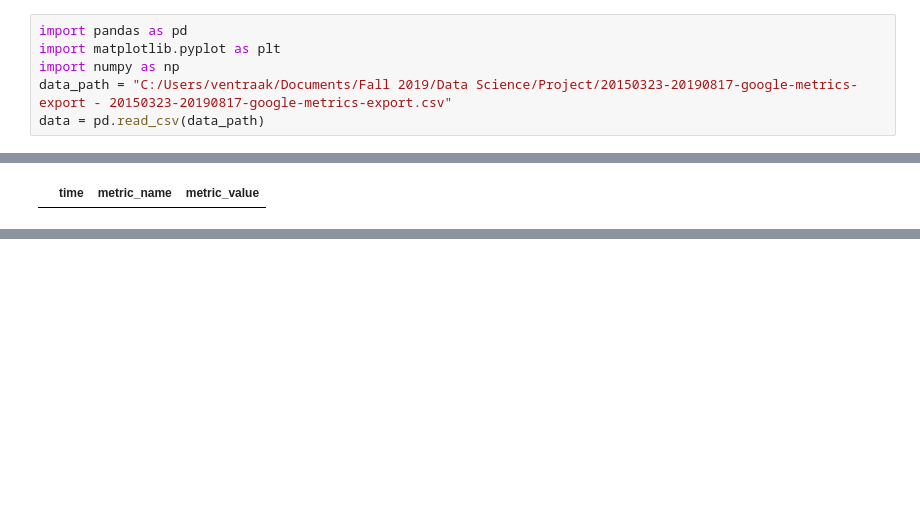
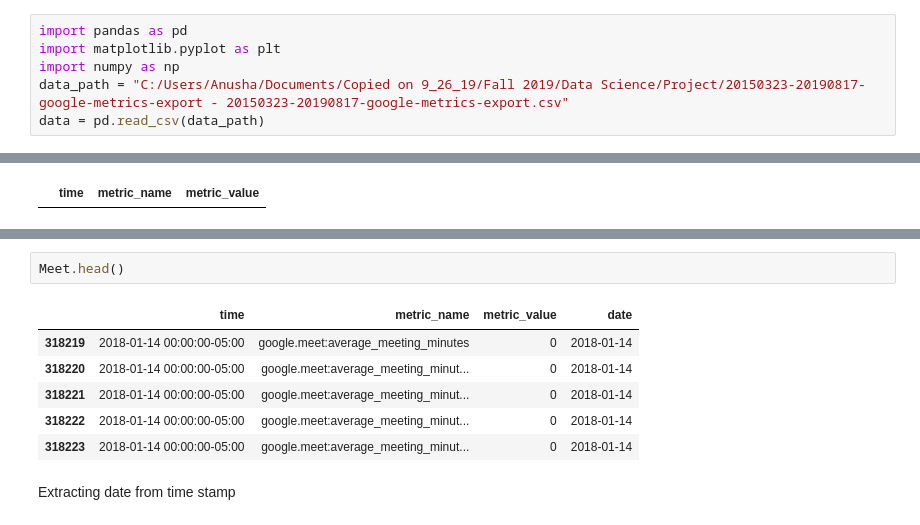
Before and after one commit to UNCG-CSE/G_Suite_Metrics, a Jupyter notebook: src/Anusha/Statistical evaluation of data_Google Meet.ipynb, the cells around one changed output, grey strips where cells are left out. Saved outputs shown, nothing was run; the diff lists cells and outputs as text; blank space fills up the shorter version.

```diff
--- a/src/Anusha/Statistical evaluation of data_Google Meet.ipynb
+++ b/src/Anusha/Statistical evaluation of data_Google Meet.ipynb
@@ -2,7 +2,7 @@
 import pandas as pd
 import matplotlib.pyplot as plt
 import numpy as np
-data_path = "C:/Users/ventraak/Documents/Fall 2019/Data Science/Project/20150323-20190817-google-metrics-export - 20150323-20190817-google-metrics-export.csv"
+data_path = "C:/Users/Anusha/Documents/Copied on 9_26_19/Fall 2019/Data Science/Project/20150323-20190817-google-metrics-export - 20150323-20190817-google-metrics-export.csv"
 data = pd.read_csv(data_path)
 # %% [markdown]
 Exracting Google Meet related metrics
@@ -88,0 +176,11 @@ Meet[mask].head()
+# %%
+Meet.head()
+# %% [output]
+|  | time | metric_name | metric_value | date |
+| 318219 | 2018-01-14 00:00:00-05:00 | google.meet:average_meeting_minutes | 0 | 2018-01-14 |
+| 318220 | 2018-01-14 00:00:00-05:00 | google.meet:average_meeting_minut... | 0 | 2018-01-14 |
+| 318221 | 2018-01-14 00:00:00-05:00 | google.meet:average_meeting_minut... | 0 | 2018-01-14 |
+| 318222 | 2018-01-14 00:00:00-05:00 | google.meet:average_meeting_minut... | 0 | 2018-01-14 |
+| 318223 | 2018-01-14 00:00:00-05:00 | google.meet:average_meeting_minut... | 0 | 2018-01-14 |
+# %% [markdown]
+Extracting date from time stamp
```
Also changed, not shown: parts of 36 cells of this notebook, 3 other files.
